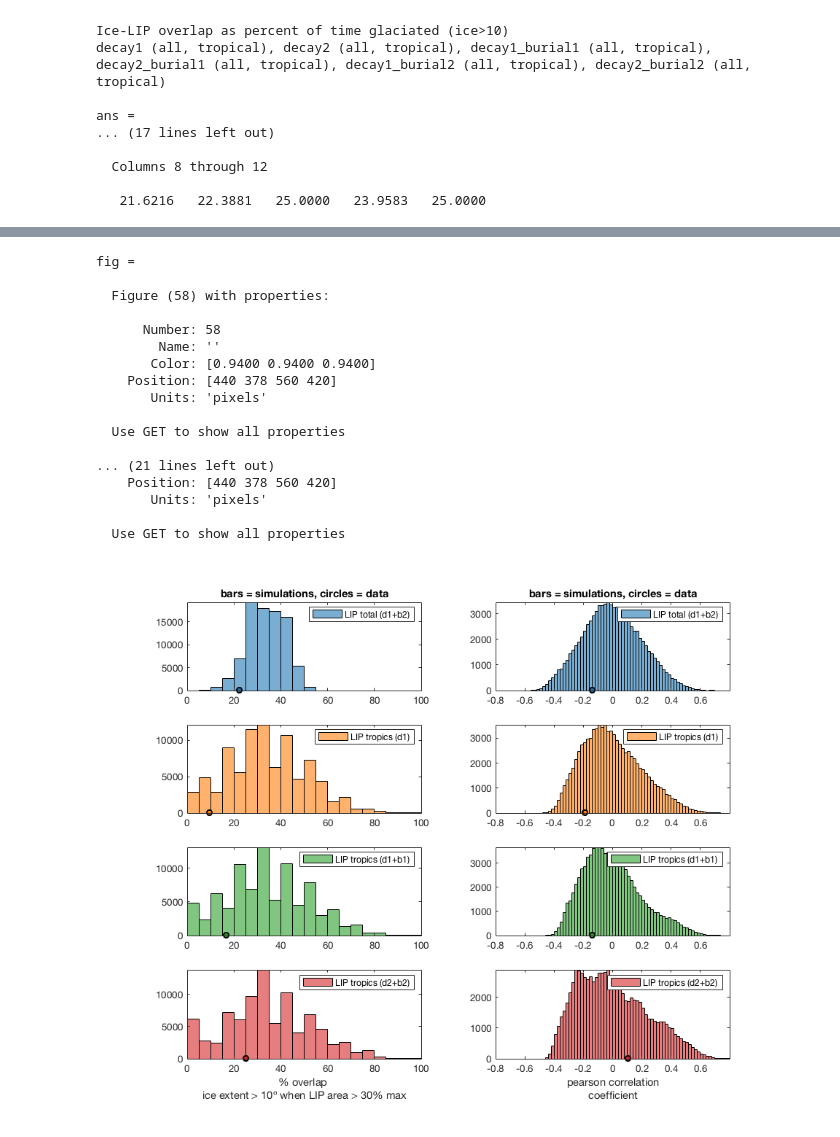
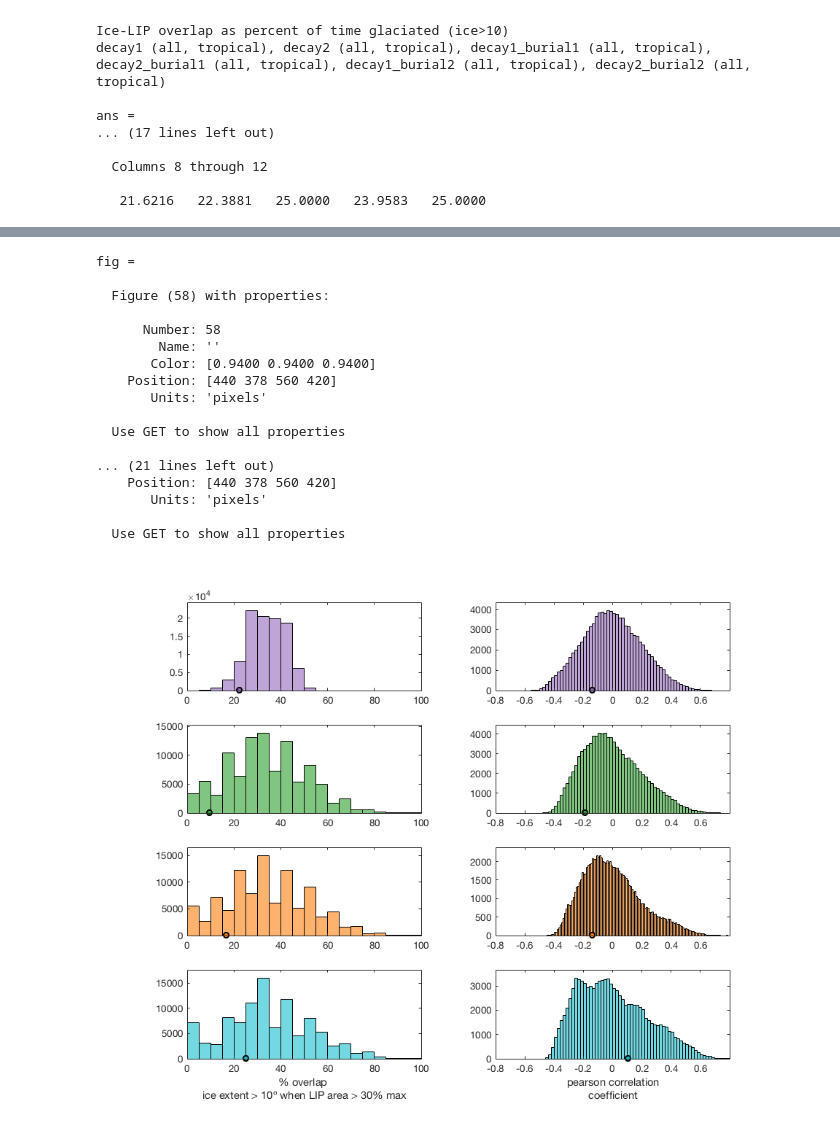
Before and after one commit to Swanson-Hysell-Group/2020_large_igneous_provinces, a Jupyter notebook: Code/Correlation_analysis.ipynb, the cells around one changed output, grey strips where cells are left out. Drawn from its saved outputs; the diff is of its cells as text; code cells hidden in the pictures.

Commit message:
update correlation histogram plots

```diff
--- a/Code/Correlation_analysis.ipynb
+++ b/Code/Correlation_analysis.ipynb
@@ -259,7 +257,7 @@ ans =
 all_sim=[]; all_gap=[]; all_end=[]; all_lat=[];
 ovlp_sim=[]; cc_sim=[]; allstart=[];
 
-ITER=10000; % Number of Monte carlo simulations (use 10,000 or 20,000)
+ITER=100000; % Number of Monte carlo simulations (use 10,000 or 20,000)
 
 for j=1:ITER
     ice_lat=ice_lat_real;  % create copy of ice latitude extent
@@ -524,5 +522,11 @@ ylabel('Iteration')
 # %%
-%%
+% d1+b2: purple - #9467bd - (148, 103, 189)
+% d1: green - #2ca02c - (44, 160, 44)
+% d1+b1: orange - #ff7f0e - (255, 127, 14)
+% d2+b2: light blue - #17becf - (23, 190, 207)
+
+col={[148, 103, 189]/255,[44, 160, 44]/255,[255, 127, 14]/255,[23, 190, 207]/255};
+
 % Histograms illustrating p-values for overlaps and correlations
 figure(58)
 % Display overlap as a percent of amount of time sutures are present
@@ -534,9 +538,11 @@ hold on
 plot(100*ovlp_decay1_burial2_all/sum(bin_decay1_burial2_all),1,'ko','MarkerFaceColor',col{1})
 hold off
 axis tight
-title('bars = simulations, circles = data')
+%title('bars = simulations, circles = data')
 %xlabel(['%Time glaciated: p=' num2str(p_ovlp_decay1_burial2_all)])
-legend('LIP total (d1+b2)')
+%legend('LIP total (d1+b2)')
+yl =  ylim;
+ylim([0 yl(2)*1.1])
 
 subplot(423)
 histogram(100*ovlp_sim_decay1_trop/sum(bin_decay1_trop),[0:5:100],'FaceColor',col{2})
@@ -545,7 +551,9 @@ plot(100*ovlp_decay1_trop/sum(bin_decay1_trop),1,'ko','MarkerFaceColor',col{2})
 hold off
 axis tight
 %xlabel(['%Time glaciated: p=' num2str(p_ovlp_decay1_trop)])
-legend('LIP tropics (d1)')
+%legend('LIP tropics (d1)')
+yl =  ylim;
+ylim([0 yl(2)*1.1])
 
 subplot(425)
 histogram(100*ovlp_sim_decay1_burial1_trop/sum(bin_decay1_burial1_trop),[0:5:100],'FaceColor',col{3})
@@ -554,7 +562,9 @@ plot(100*ovlp_decay1_burial1_trop/sum(bin_decay1_burial1_trop),1,'ko','MarkerFac
 hold off
 axis tight
 %xlabel(['%Time glaciated: p=' num2str(p_ovlp_decay1_burial1_trop)])
-legend('LIP tropics (d1+b1)')
+%legend('LIP tropics (d1+b1)')
+yl =  ylim;
+ylim([0 yl(2)*1.1])
 
 subplot(427)
 histogram(100*ovlp_sim_decay2_burial2_trop/sum(bin_decay2_burial2_trop),[0:5:100],'FaceColor',col{4})
@@ -563,9 +573,10 @@ plot(100*ovlp_decay2_burial2_trop/sum(bin_decay2_burial2_trop),1,'ko','MarkerFac
 hold off
 axis tight
 %xlabel(['%Time glaciated: p=' num2str(p_ovlp_decay2_burial2_trop)])
-legend('LIP tropics (d2+b2)')
+%legend('LIP tropics (d2+b2)')
 xlabel({'% overlap ';'ice extent > 10º when LIP area > 30% max'})
-
+yl =  ylim;
+ylim([0 yl(2)*1.1])
 
 subplot(422)
 histogram(cc_sim_decay1_burial2_all,'FaceColor',col{1})
@@ -573,65 +584,73 @@ hold on
 plot(cc_real_decay1_burial2_all,1,'ko','MarkerFaceColor',col{1})
 hold off
 axis tight
-title('bars = simulations, circles = data')
+%title('bars = simulations, circles = data')
 %xlabel(['Correlation: p=' num2str(p_corr_decay1_burial2_all)])
-legend('LIP total (d1+b2)')
+%legend('LIP total (d1+b2)')
 xlim([-.8 .8])
+yl =  ylim;
+ylim([0 yl(2)*1.1])
 
 subplot(424)
-histogram(cc_sim_decay1_trop,'FaceColor',col{2})
+histogram(cc_sim_decay1_trop,'FaceColor',col{2});
 hold on
 plot(cc_real_decay1_trop,1,'ko','MarkerFaceColor',col{2})
 hold off
 axis tight
 %xlabel(['Correlation: p=' num2str(p_corr_decay1_trop)])
-legend('LIP tropics (d1)')
+%legend('LIP tropics (d1)')
 xlim([-.8 .8])
+yl =  ylim;
+ylim([0 yl(2)*1.1])
 
 subplot(426)
-histogram(cc_sim_decay1_burial1_trop,'FaceColor',col{3})
+histogram(cc_sim_decay1_burial1_trop,'FaceColor',col{3});
 hold on
 plot(cc_real_decay1_burial1_trop,1,'ko','MarkerFaceColor',col{3})
 hold off
 axis tight
 %xlabel(['Correlation: p=' num2str(p_corr_decay1_burial1_trop)])
-legend('LIP tropics (d1+b1)')
+%legend('LIP tropics (d1+b1)')
 xlim([-.8 .8])
+yl =  ylim;
+ylim([0 yl(2)*1.1])
 
 subplot(428)
-histogram(cc_sim_decay2_burial2_trop,'FaceColor',col{4})
+histogram(cc_sim_decay2_burial2_trop,'FaceColor',col{4});
 hold on
 plot(cc_real_decay2_burial2_trop,1,'ko','MarkerFaceColor',col{4})
 hold off
 axis tight
 %xlabel(['Correlation: p=' num2str(p_corr_decay2_burial2_trop)])
-legend('LIP tropics (d2+b2)')
+%legend('LIP tropics (d2+b2)')
 xlim([-.8 .8])
+yl =  ylim;
+ylim([0 yl(2)*1.1])
 xlabel({'pearson correlation';'coefficient'})
 
 fig = gcf
 fig.PaperUnits = 'inches'
 fig.PaperPosition = [0 0 10 8]
 saveas(gcf,'../Manuscript/Figures/overlap_correlation.pdf')
 # %% [output]
 fig =
 
   Figure (58) with properties:
 
       Number: 58
         Name: ''
        Color: [0.9400 0.9400 0.9400]
     Position: [440 378 560 420]
        Units: 'pixels'
 
   Use GET to show all properties
 
 ... (21 lines left out)
     Position: [440 378 560 420]
        Units: 'pixels'
 
   Use GET to show all properties
-[figure, old version]
+[figure, new version]
 # %%
 ls ../Manuscript/Figures/
 # %% [output]
```
Also changed, not shown: parts of 5 cells of this notebook, 4 other files.
